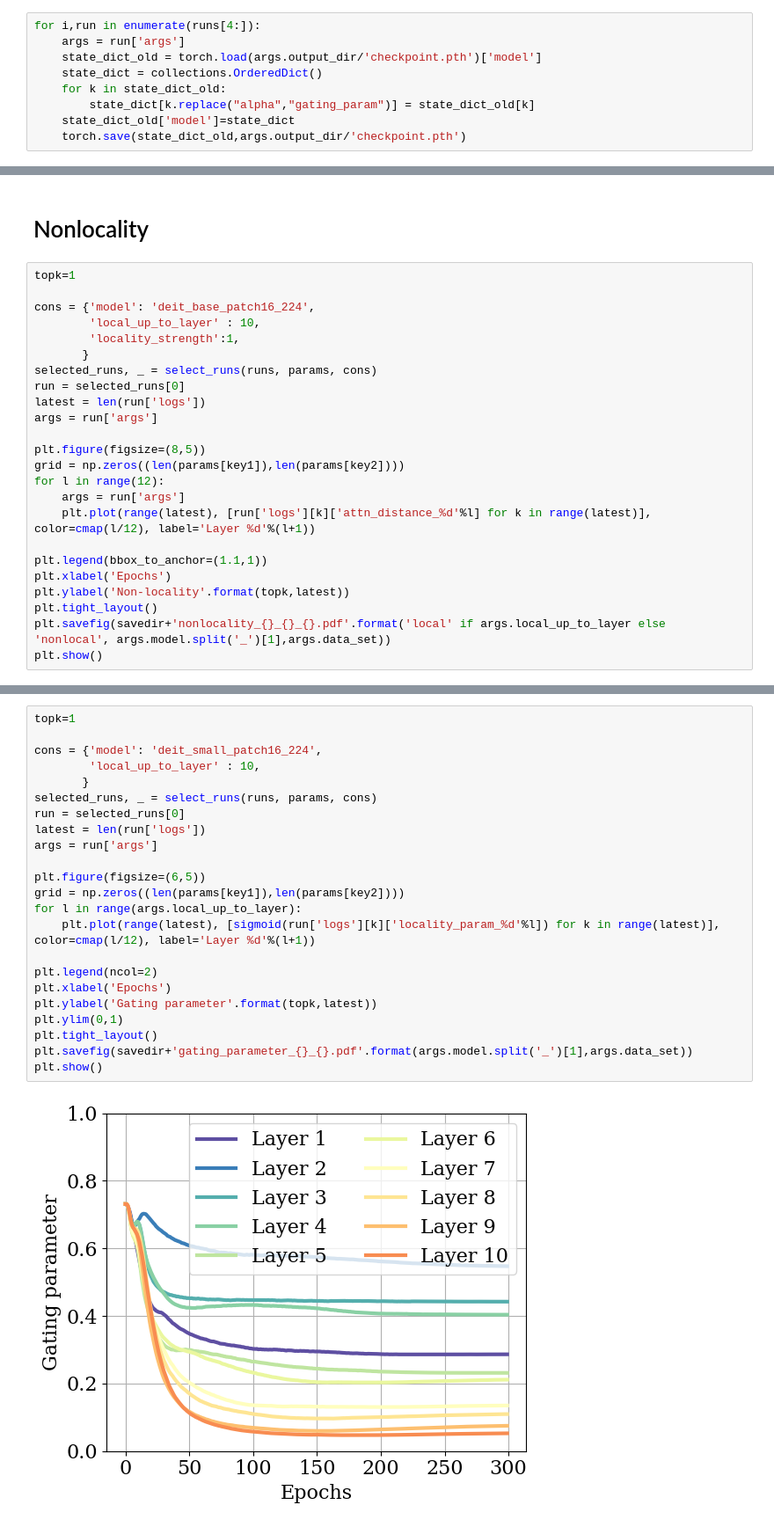
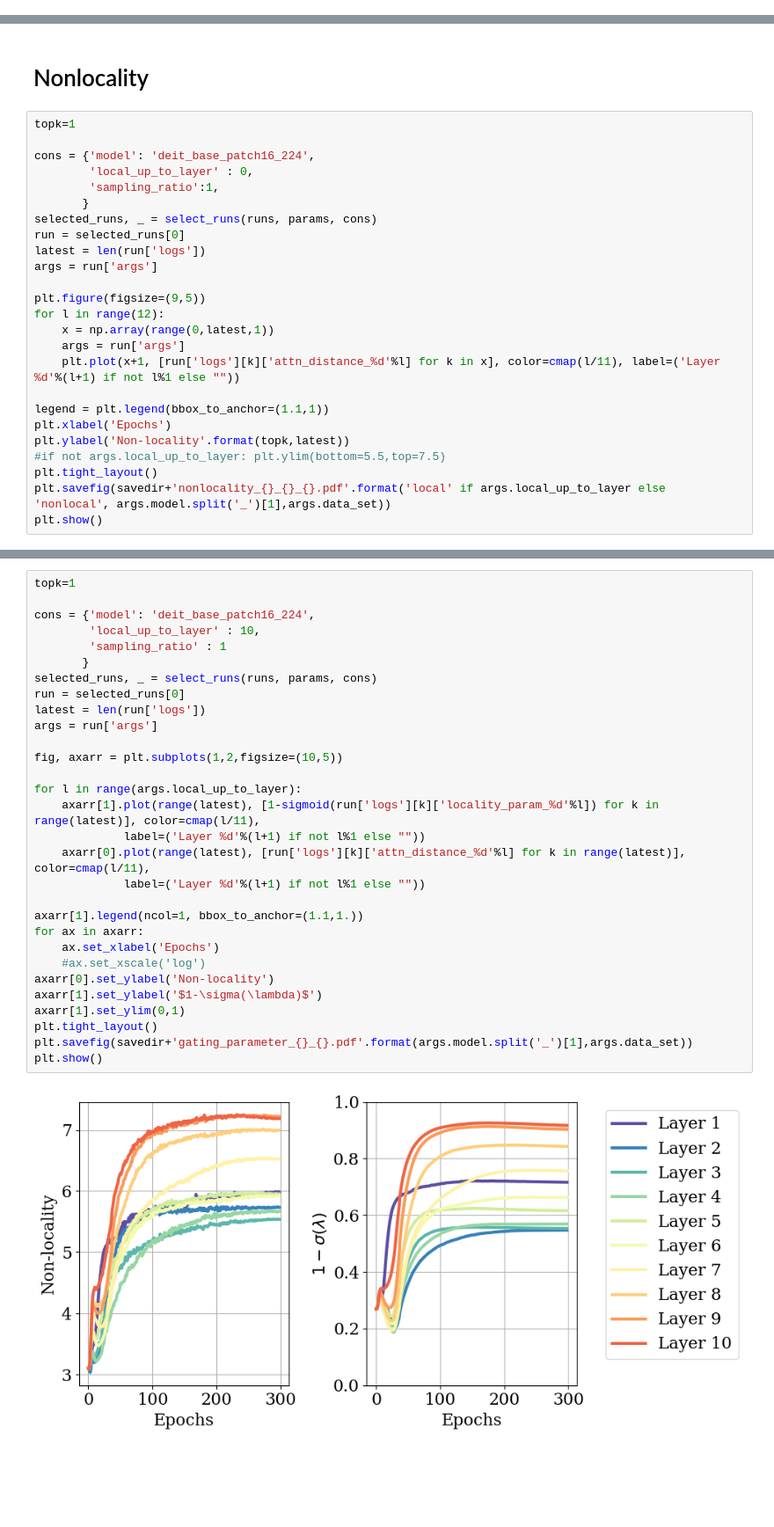
Before and after one commit to sdascoli/deit, a Jupyter notebook: deit.ipynb, the cells around one changed output, grey strips where cells are left out. Shown at 88% size. Saved outputs shown, nothing was run; the diff lists cells and outputs as text; blank space fills up the shorter version.

```diff
--- a/deit.ipynb
+++ b/deit.ipynb
@@ -73,15 +76,6 @@ def group_runs(runs, finished_only=True):
 
 def sigmoid(x):
     return 1/(1+np.exp(-x))
-# %%
-for i,run in enumerate(runs[4:]):
-    args = run['args']
-    state_dict_old = torch.load(args.output_dir/'checkpoint.pth')['model']
-    state_dict = collections.OrderedDict()
-    for k in state_dict_old:
-        state_dict[k.replace("alpha","gating_param")] = state_dict_old[k]
-    state_dict_old['model']=state_dict
-    torch.save(state_dict_old,args.output_dir/'checkpoint.pth')
 # %%
 #1611224878 locality
 #1611413693 datasize
@@ -471,23 +500,24 @@ The autoreload extension is already loaded. To reload it, use:
 topk=1
 
 cons = {'model': 'deit_base_patch16_224',
-        'local_up_to_layer' : 10,
-        'locality_strength':1,
+        'local_up_to_layer' : 0,
+        'sampling_ratio':1,
        }
 selected_runs, _ = select_runs(runs, params, cons)
 run = selected_runs[0]
 latest = len(run['logs'])
 args = run['args']
 
-plt.figure(figsize=(8,5))
-grid = np.zeros((len(params[key1]),len(params[key2])))
+plt.figure(figsize=(9,5))
 for l in range(12):
+    x = np.array(range(0,latest,1))
     args = run['args']
-    plt.plot(range(latest), [run['logs'][k]['attn_distance_%d'%l] for k in range(latest)], color=cmap(l/12), label='Layer %d'%(l+1))
+    plt.plot(x+1, [run['logs'][k]['attn_distance_%d'%l] for k in x], color=cmap(l/11), label=('Layer %d'%(l+1) if not l%1 else ""))
 
-plt.legend(bbox_to_anchor=(1.1,1))
+legend = plt.legend(bbox_to_anchor=(1.1,1))
 plt.xlabel('Epochs')
 plt.ylabel('Non-locality'.format(topk,latest))
+#if not args.local_up_to_layer: plt.ylim(bottom=5.5,top=7.5)
 plt.tight_layout()
 plt.savefig(savedir+'nonlocality_{}_{}_{}.pdf'.format('local' if args.local_up_to_layer else 'nonlocal', args.model.split('_')[1],args.data_set))
 plt.show()
@@ -496,25 +528,32 @@ plt.show()
 # %%
 topk=1
 
-cons = {'model': 'deit_small_patch16_224',
+cons = {'model': 'deit_base_patch16_224',
         'local_up_to_layer' : 10,
+        'sampling_ratio' : 1
        }
 selected_runs, _ = select_runs(runs, params, cons)
 run = selected_runs[0]
 latest = len(run['logs'])
 args = run['args']
 
-plt.figure(figsize=(6,5))
-grid = np.zeros((len(params[key1]),len(params[key2])))
+fig, axarr = plt.subplots(1,2,figsize=(10,5))
+
 for l in range(args.local_up_to_layer):
-    plt.plot(range(latest), [sigmoid(run['logs'][k]['locality_param_%d'%l]) for k in range(latest)], color=cmap(l/12), label='Layer %d'%(l+1))
+    axarr[1].plot(range(latest), [1-sigmoid(run['logs'][k]['locality_param_%d'%l]) for k in range(latest)], color=cmap(l/11),
+             label=('Layer %d'%(l+1) if not l%1 else ""))
+    axarr[0].plot(range(latest), [run['logs'][k]['attn_distance_%d'%l] for k in range(latest)], color=cmap(l/11),
+             label=('Layer %d'%(l+1) if not l%1 else ""))
 
-plt.legend(ncol=2)
-plt.xlabel('Epochs')
-plt.ylabel('Gating parameter'.format(topk,latest))
-plt.ylim(0,1)
+axarr[1].legend(ncol=1, bbox_to_anchor=(1.1,1.))
+for ax in axarr:
+    ax.set_xlabel('Epochs')
+    #ax.set_xscale('log')
+axarr[0].set_ylabel('Non-locality')
+axarr[1].set_ylabel('$1-\sigma(\lambda)$')
+axarr[1].set_ylim(0,1)
 plt.tight_layout()
 plt.savefig(savedir+'gating_parameter_{}_{}.pdf'.format(args.model.split('_')[1],args.data_set))
 plt.show()
 # %% [output]
-[figure, old version]
+[figure, new version]
```
Also changed, not shown: parts of 45 cells of this notebook, 3 other files.
